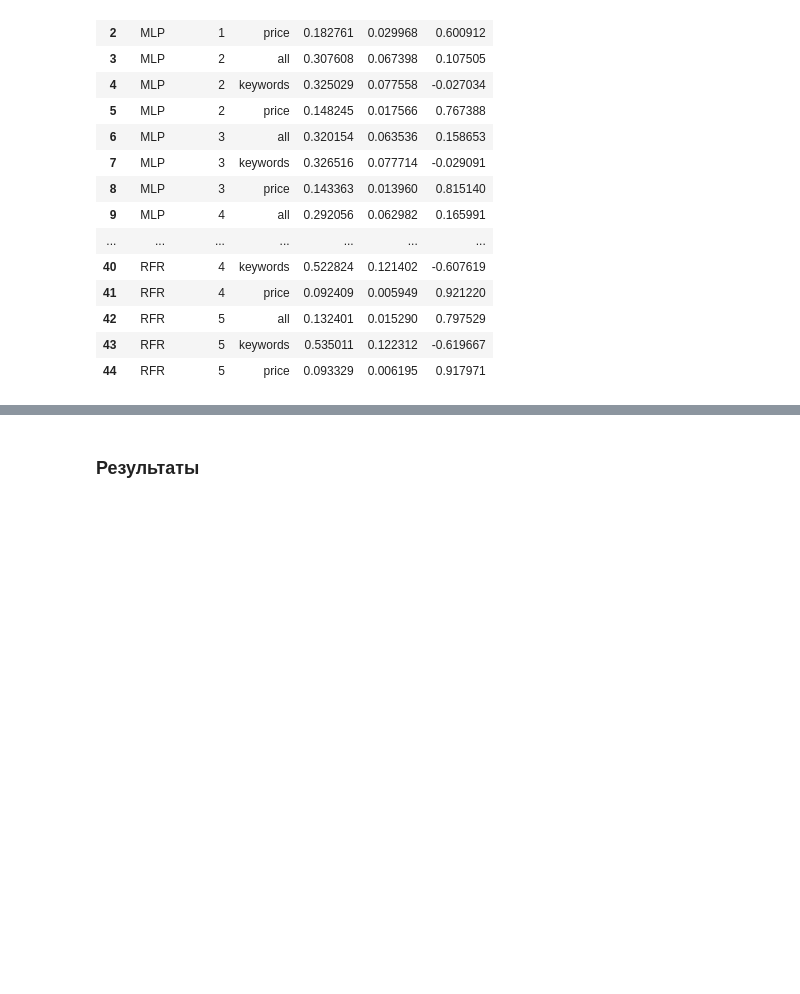
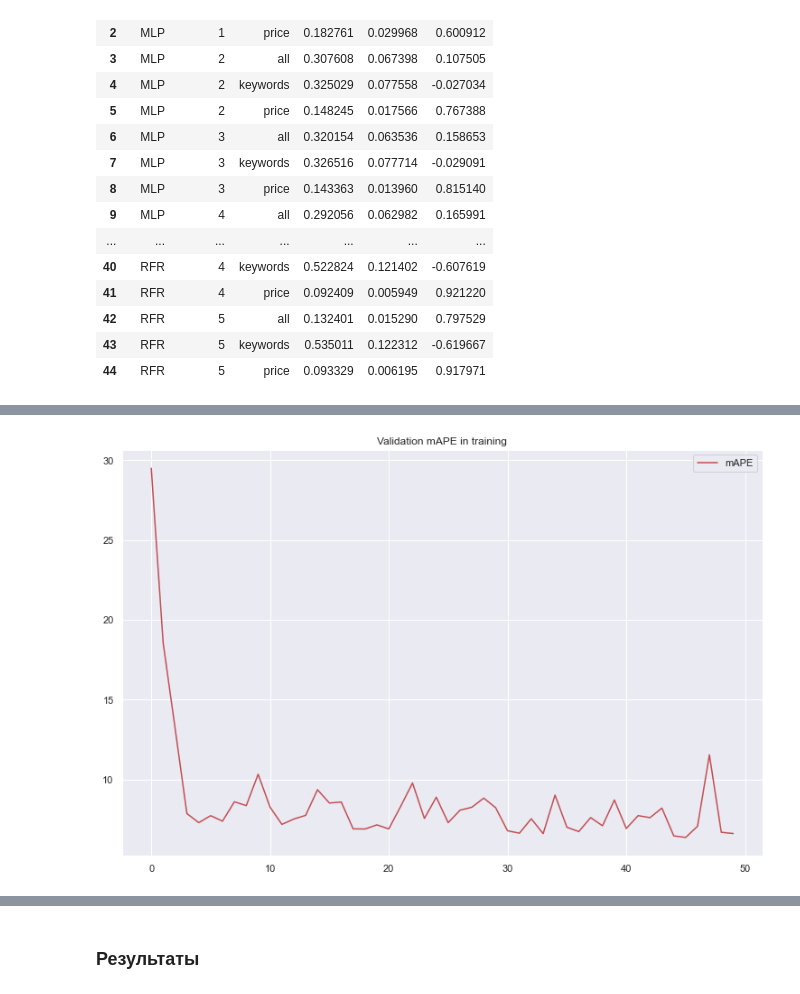
Before and after one commit to geniusserg/StockGoogler, a Jupyter notebook: task.ipynb, the cells around one changed output, grey strips where cells are left out. Saved outputs shown, nothing was run; the diff lists cells and outputs as text; code cells hidden in the pictures; blank space fills up the shorter version.

```diff
--- a/task.ipynb
+++ b/task.ipynb
@@ -470,10 +470,14 @@ model = Sequential()
 param_num=X_train.shape[2]
 winsize=X_train.shape[1]
 model.add(Input((winsize, param_num)))
-model.add(LSTM(64, return_sequences=False, kernel_regularizer="l2"))
-model.add(Dense(32, activation="relu", kernel_regularizer="l2"))
+model.add(LSTM(64, return_sequences=False))
+model.add(Dense(32, activation="relu"))
 model.add(Dense(1, activation="linear"))
 model.compile(metrics="mape", loss="mse")
 history = model.fit(X_train, y_train, validation_data=(X_test, y_test), epochs=50, verbose=0)
 y_pred = model.predict(X_test)
+plt.plot(history.history["val_mape"], "r-")
+plt.title("Validation mAPE in training")
+plt.legend(["mAPE"])
+plt.show()
 # %% [output]
@@ -480,0 +485 @@ y_pred = model.predict(X_test)
+[figure, added]
```
Also changed, not shown: parts of 3 cells of this notebook.
